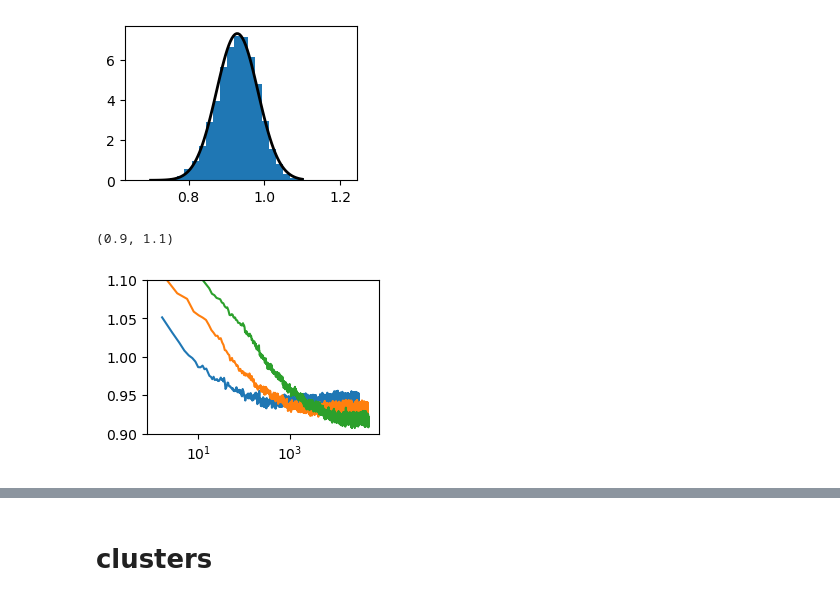
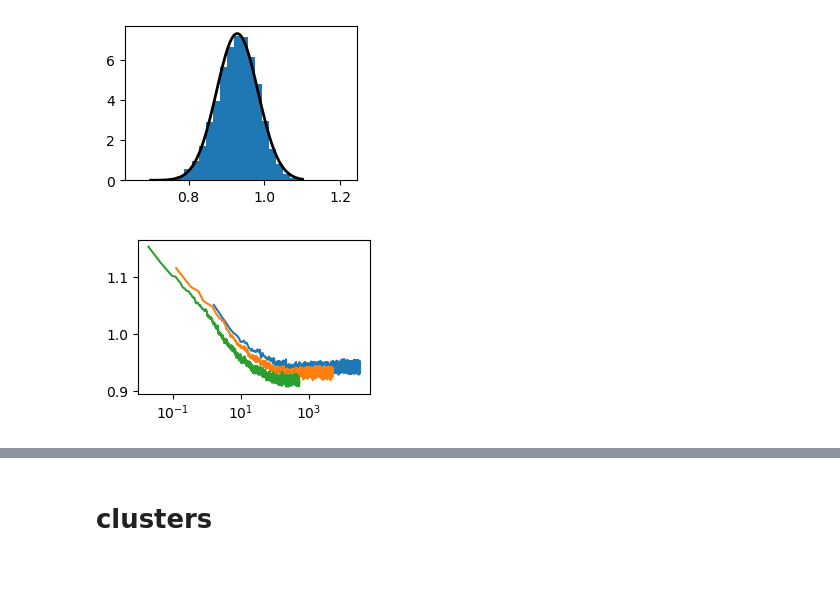
Before and after one commit to HugoLeRoy94/Parallel_gillespie, a Jupyter notebook: Analyze/Analyze_kdiff.ipynb, the cells around one changed output, grey strips where cells are left out. Saved outputs shown, nothing was run; the diff lists cells and outputs as text; code cells hidden in the pictures; blank space fills up the shorter version.

```diff
--- a/Analyze/Analyze_kdiff.ipynb
+++ b/Analyze/Analyze_kdiff.ipynb
@@ -39,14 +42,0 @@ kdiff001.list_measurements(kdiff001.list_groups()[0])
-# %%
-data_kdiff001 = Data_Treatement(media+'kdiff_001.hdf','NRG')
-data_kdiff001.rescale_energy()
-data_kdiff001.average(num_bins=50,log_scale=True)
-
-data_N10 = Data_Treatement(media+'kdiff_001_N_10.hdf','NRG')
-data_N10.data[:,-2:] = data_N10.data[:,-4:-2]
-data_N10.time[:,-2:] = data_N10.time[:,-4:-2]
-data_N10.rescale_energy()
-data_N10.average(num_bins=50,log_scale=True)
-
-data_kdiff01 = Data_Treatement(media+'kdiff_01.hdf','NRG')
-data_kdiff01.rescale_energy()
-data_kdiff01.average(num_bins=50,log_scale=True)
@@ -64,25 +89,24 @@ plt.plot(x, p, 'k', linewidth=2)
 # %%
 plt.figure(figsize=(3,2))
 # import data with 300 processes previous measurement
-ST1 = np.load('../Res/kdiff/kdiff_LsV.npy')
-ST2 = np.load('../Res/kdiff/kiff_Ls10V.npy')
-ST3 = np.load('../Res/kdiff/kiff_Ls100V.npy')
+ST1 = np.load(media+'kdiff_LsV.npy')
+ST2 = np.load(media+'kiff_Ls10V.npy')
+ST3 = np.load(media+'kiff_Ls100V.npy')
 import matplotlib as mpl
 import matplotlib.pyplot as plt
 
 # For removing minor ticks when x axis is in log scale
 from matplotlib.ticker import NullLocator
 ax = plt.gca()
 ax.xaxis.set_minor_locator(NullLocator())
 N = data_kdiff001.attributes['Nlinker']
 L = data_kdiff001.attributes['ell_tot']
 E = data_kdiff001.attributes['Energy']
 plt.plot(ST1[2:,0],(ST1[2:,1]-Fmin(N,L,E))/(Fmax(N,L,E)-Fmin(N,L,E)))
-plt.plot(ST2[:,0],(ST2[:,1]-  Fmin(N,L,E))/(Fmax(N,L,E)-Fmin(N,L,E)))
-plt.plot(ST3[:,0],(ST3[:,1]-  Fmin(N,L,E))/(Fmax(N,L,E)-Fmin(N,L,E)))
+plt.plot(ST2[:,0]/10,(ST2[:,1]-  Fmin(N,L,E))/(Fmax(N,L,E)-Fmin(N,L,E)))
+plt.plot(ST3[:,0]/100,(ST3[:,1]-  Fmin(N,L,E))/(Fmax(N,L,E)-Fmin(N,L,E)))
 plt.xscale('log')
 #plt.yscale('log')
-plt.ylim(0.9,1.1)
+#plt.ylim(0.9,1.1)
 # %% [output]
-(0.9, 1.1)
-[figure, old version]
+[figure, new version]
```
Also changed, not shown: parts of 25 cells of this notebook.
